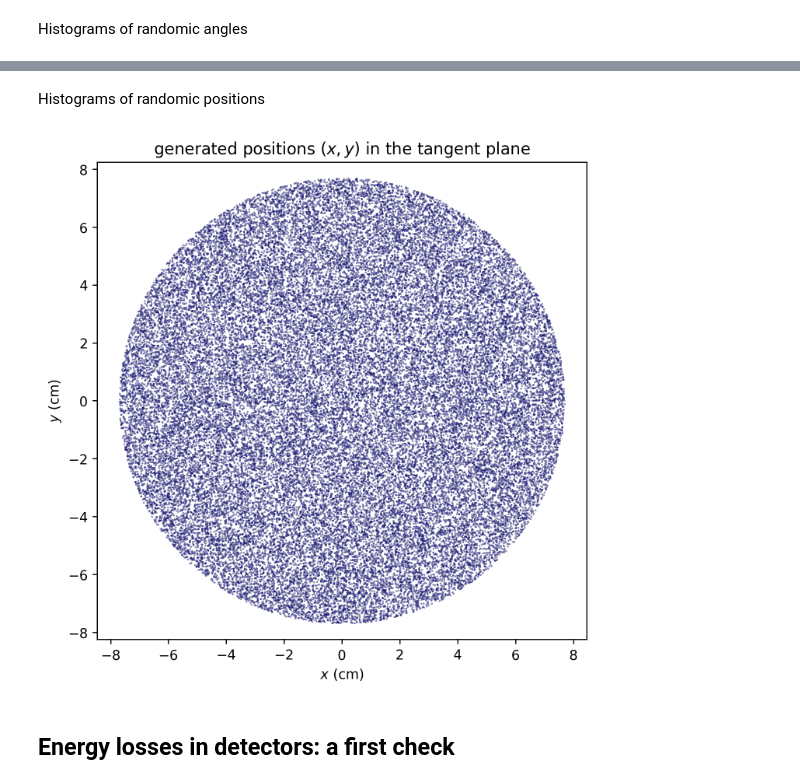
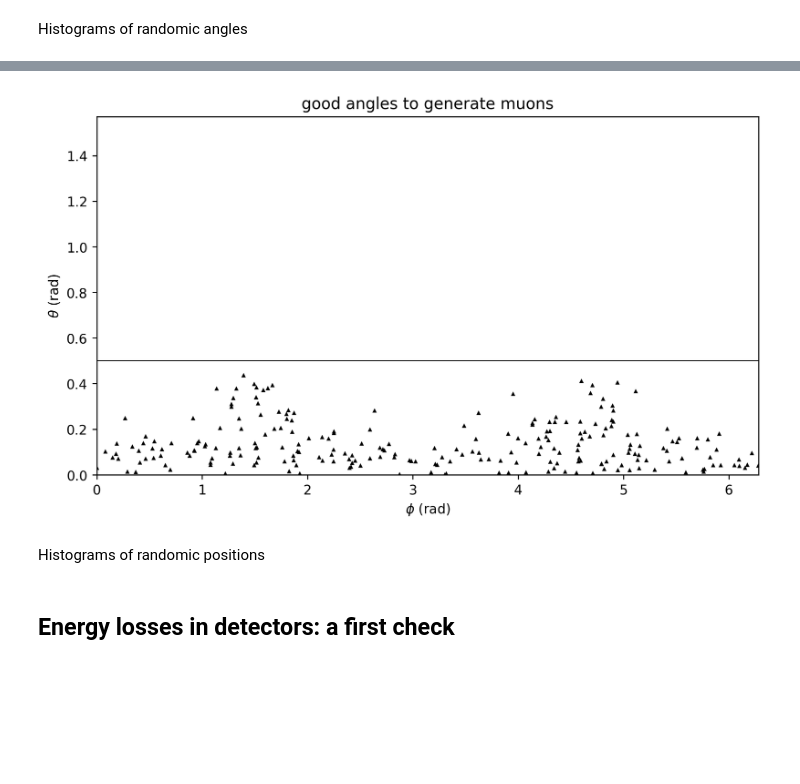
Before and after one commit to emanuelitoss/DreamExperiment, a Jupyter notebook: analysisDreamSimulation/dreamAnalysis.ipynb, the cells around one changed output, grey strips where cells are left out. Drawn from its saved outputs; the diff is of its cells as text; code cells hidden in the pictures; blank space fills up the shorter version.

```diff
--- a/analysisDreamSimulation/dreamAnalysis.ipynb
+++ b/analysisDreamSimulation/dreamAnalysis.ipynb
@@ -124,19 +130,34 @@ fig.savefig("AngularDistribution.jpg",bbox_inches='tight')
+# %%
+good_phis = []
+good_thetas = []
+
+# I want to find good angless to generate muons
+for idx,check in enumerate(angles_check):
+    if check==True:
+        good_phis.append(phi[idx])
+        good_thetas.append(theta[idx])
+
+# plot these angles to have an idea:
+fig = plt.figure(111, figsize=(9,5), dpi=250)
+plt.plot(good_phis, good_thetas, marker='^', markersize=2, lw=0, color='black')
+
+# a line
+sample_angles_phi = np.arange(0, 2*np.pi, 0.01)
+sample_angulardistribution_phi = [0.5 for i in np.arange(0, len(sample_angles_phi))]
+plt.plot(sample_angles_phi, sample_angulardistribution_phi, label='maximum value', lw=0.65, color='black')
+
+# visualize
+plt.title('good angles to generate muons')
+plt.xlabel(r'$\phi$ (rad)')
+plt.ylabel(r'$\theta$ (rad)')
+plt.xlim(0, 2*np.pi)
+plt.ylim(0, np.pi/2)
+plt.show()
+fig.savefig("good_angles.jpg",bbox_inches='tight')
+# %% [output]
+[figure, added]
 # %% [markdown]
 Histograms of randomic positions
-# %%
-fig = plt.figure(111, figsize=(6.5,6.5), dpi=250)
-
-plt.plot(x, y, marker='.', markersize=0.5, lw=0, color='midnightblue')
-
-plt.title('generated positions $(x,y)$ in the tangent plane')
-plt.xlabel('$x$ (cm)')
-plt.ylabel('$y$ (cm)')
-plt.xlim(min(x), max(x))
-plt.ylim(min(y), max(y))
-plt.axis('equal')
-plt.show()
-# %% [output]
-[figure, removed]
 # %% [markdown]
 ## Energy losses in detectors: a first check
 # %% [markdown]
```
Also changed, not shown: parts of 17 cells of this notebook, 2 other files.
